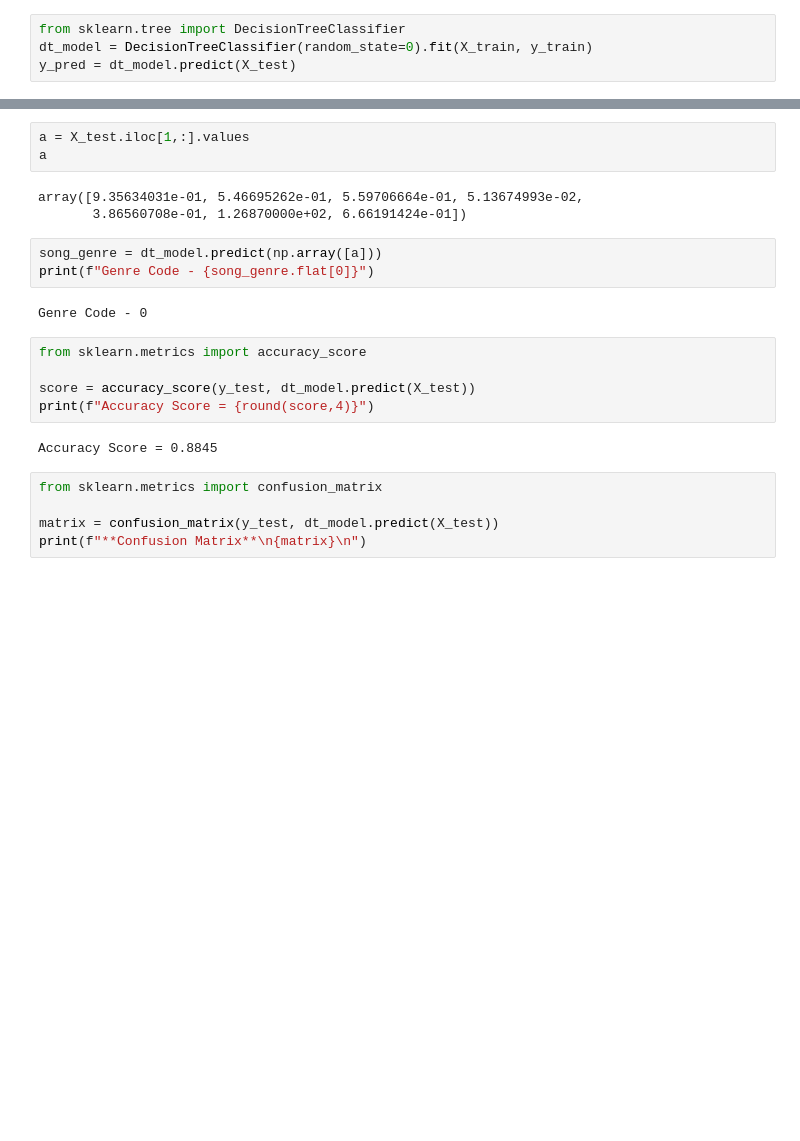
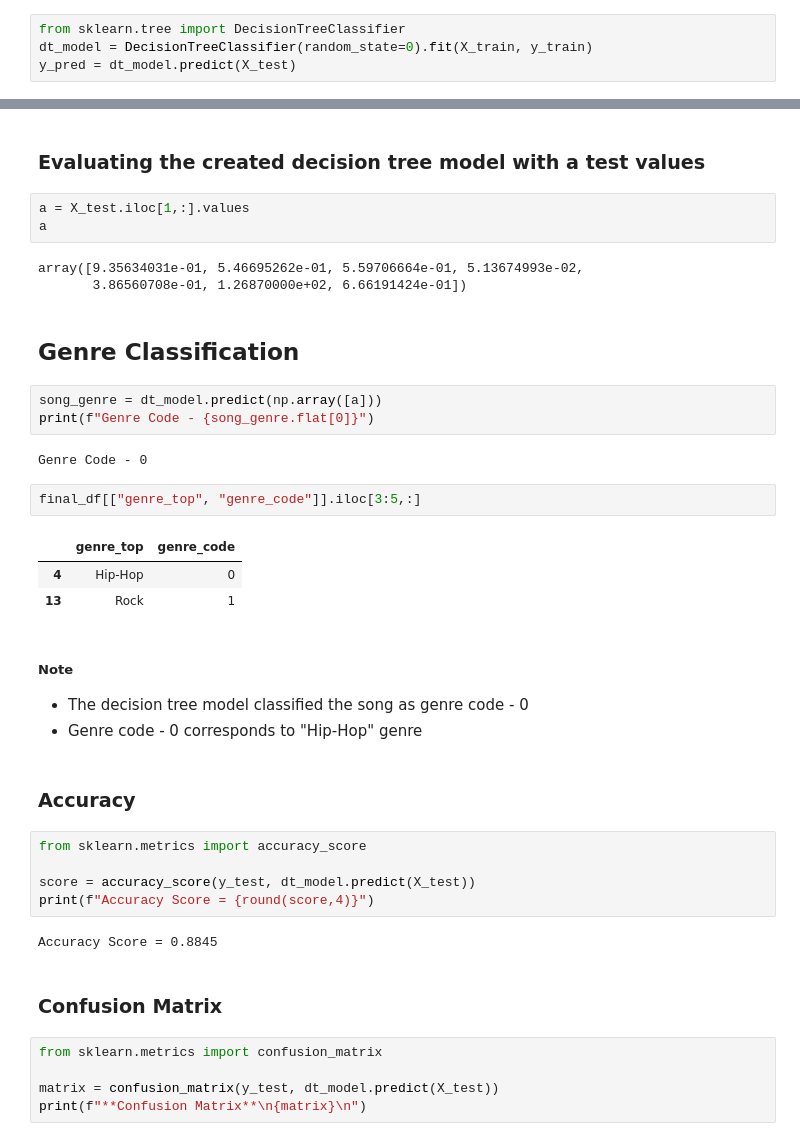
Before and after one commit to seb-in/Music-Genre-Classification, a Jupyter notebook: Classify Song Genres from Audio Data.ipynb, the cells around one changed output, grey strips where cells are left out. Cells and saved outputs as stored; diff of their text form; blank space fills up the shorter version.

```diff
--- a/Classify Song Genres from Audio Data.ipynb
+++ b/Classify Song Genres from Audio Data.ipynb
@@ -497,14 +494,30 @@ p = tree.plot_tree(dt_model,
+# %% [markdown]
+### Evaluating the created decision tree model with a test values
 # %%
 a = X_test.iloc[1,:].values
 a
 # %% [output]
 array([9.35634031e-01, 5.46695262e-01, 5.59706664e-01, 5.13674993e-02,
        3.86560708e-01, 1.26870000e+02, 6.66191424e-01])
+# %% [markdown]
+## Genre Classification
 # %%
 song_genre = dt_model.predict(np.array([a]))
 print(f"Genre Code - {song_genre.flat[0]}")
 # %% [output]
 Genre Code - 0
+# %%
+final_df[["genre_top", "genre_code"]].iloc[3:5,:]
+# %% [output]
+|  | genre_top | genre_code |
+| 4 | Hip-Hop | 0 |
+| 13 | Rock | 1 |
+# %% [markdown]
+##### Note
+* The decision tree model classified the song as genre code - 0
+* Genre code - 0 corresponds to "Hip-Hop" genre
+# %% [markdown]
+### Accuracy
 # %%
 from sklearn.metrics import accuracy_score
 
@@ -512,6 +525,8 @@ score = accuracy_score(y_test, dt_model.predict(X_test))
 print(f"Accuracy Score = {round(score,4)}")
 # %% [output]
 Accuracy Score = 0.8845
+# %% [markdown]
+### Confusion Matrix
 # %%
 from sklearn.metrics import confusion_matrix
 
```
Also changed, not shown: parts of 11 cells of this notebook.
